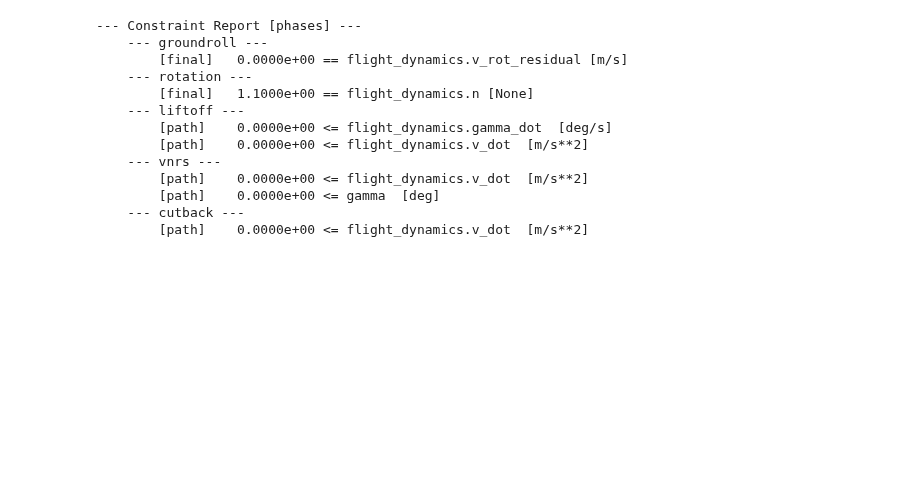
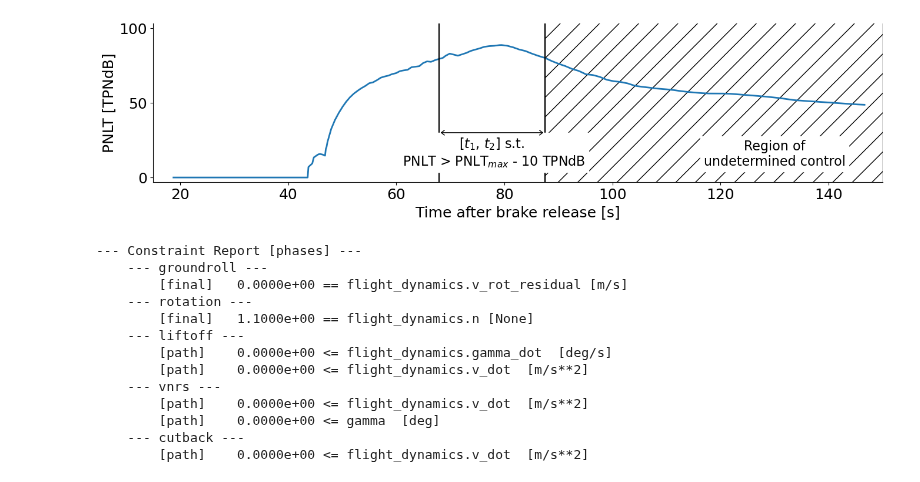
Before and after one commit to MIT-LAE/pyNA, a Jupyter notebook: pyNA/run/Trajectory.ipynb, the cells around one changed output. Saved outputs shown, nothing was run; the diff lists cells and outputs as text; code cells hidden in the pictures; blank space fills up the shorter version.

```diff
--- a/pyNA/run/Trajectory.ipynb
+++ b/pyNA/run/Trajectory.ipynb
@@ -30,3 +50,30 @@ py_stca.plot_noise_timeseries(level_compare=stca_data, label_compare='NASA STCA
+# %%
+fig, ax = plt.subplots(1,1, figsize=(16,3.5))
+plt.plot(py_stca.problem.get_val('noise.t_o')[1,:], py_stca.problem.get_val('noise.pnlt')[1,:])
+
+t_epnl = py_stca.problem.get_val('noise.t_o')[1,:][np.where(py_stca.problem.get_val('noise.pnlt')[1,:] > np.max(py_stca.problem.get_val('noise.pnlt')[1,:])-10)]
+
+plt.plot([t_epnl[0], t_epnl[0]], [-5, 105], 'k', linewidth=1.5)
+plt.plot([t_epnl[-1], t_epnl[-1]], [-5, 105], 'k', linewidth=1.5)
+ax.fill_between([t_epnl[-1], 150], [-5, -5], [105, 105], hatch='/', facecolor="none", edgecolor='k')
+
+ax.spines['top'].set_visible(False)
+ax.spines['right'].set_visible(False)
+ax.set_xlim([15, 150])
+ax.set_ylim([-3, 103])
+ax.set_yticks([0, 50, 100])
+ax.set_xlabel('Time after brake release [s]')
+ax.set_ylabel('PNLT [TPNdB]')
+
+t = ax.annotate(xy=((t_epnl[0]+t_epnl[-1])/2, 8), text='[$t_1$, $t_2$] s.t.\n PNLT > PNLT$_{max}$ - 10 TPNdB', fontsize=16, ha='center')
+t.set_bbox(dict(facecolor='white', edgecolor='white'))
+
+ax.annotate("", xy=(t_epnl[0], 30), xytext=(t_epnl[-1], 30), arrowprops=dict(arrowstyle="<->, head_width=0.3"))
+
+t = ax.annotate(xy=(130, 8), text='Region of\nundetermined control', ha='center', fontsize=16)
+t.set_bbox(dict(facecolor='white', edgecolor='white'))
+# %% [output]
+[figure, added]
 # %%
 # Compute NASA STCA trajectory using take-off model
 z_cb = py_stca.problem.get_val('z')[np.where(py_stca.problem.get_val('tau') < 0.65)[0][0]]
```
Also changed, not shown: parts of 2 cells of this notebook, 44 other files.
